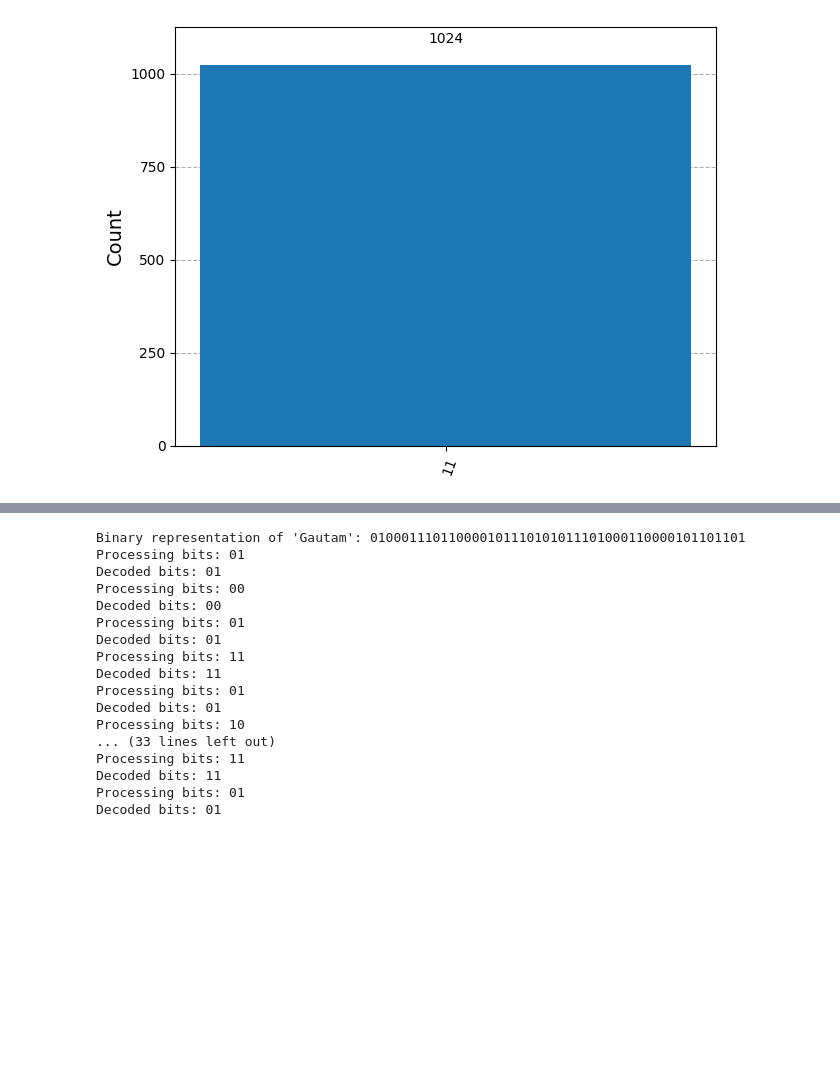
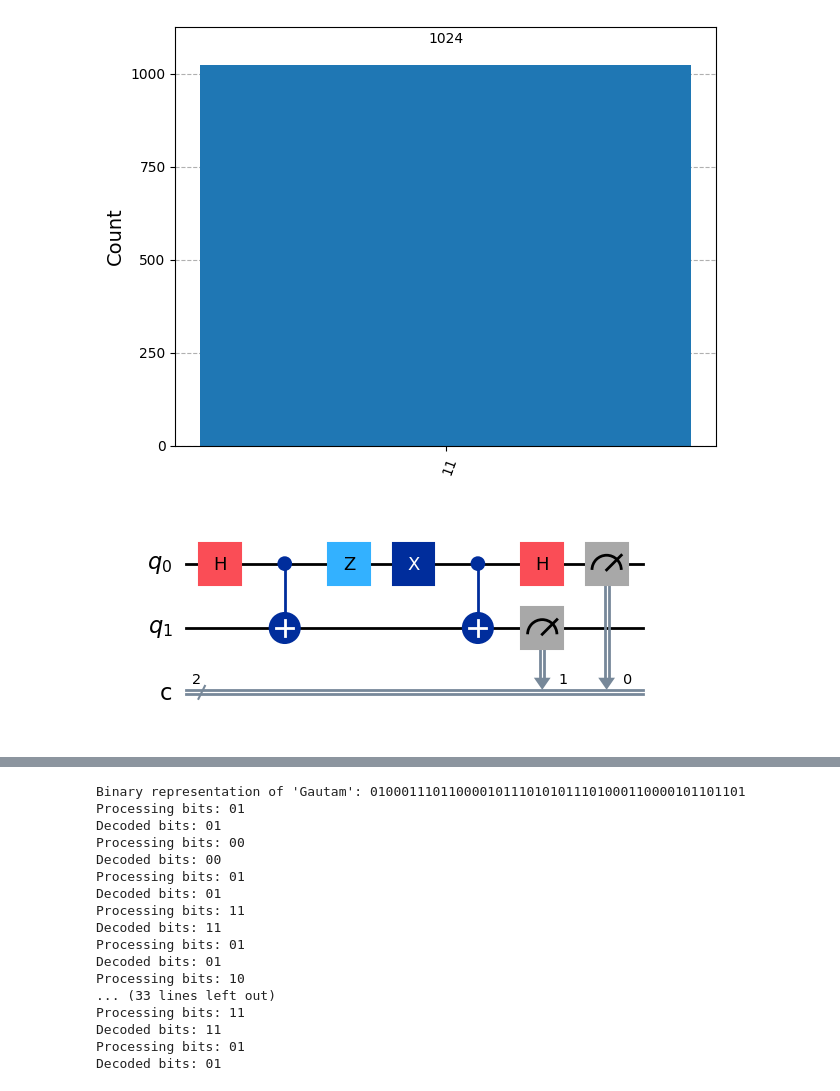
Before and after one commit to ikindacodeabit/SOC, a Jupyter notebook: Assignment-2_Gautam.ipynb, the cells around one changed output, grey strips where cells are left out. Cells and saved outputs as stored; diff of their text form; code cells hidden in the pictures; blank space fills up the shorter version.

```diff
--- a/Assignment-2_Gautam.ipynb
+++ b/Assignment-2_Gautam.ipynb
@@ -84,4 +84,8 @@ plot_histogram(counts_sim)
 # %% [output]
 AerSimulator Counts: {'11': 1024}
 [figure]
+# %%
+qc.draw(output='mpl')
+# %% [output]
+[figure, added]
 # %%
```
Also changed, not shown: parts of 2 cells of this notebook, 6 other files.
